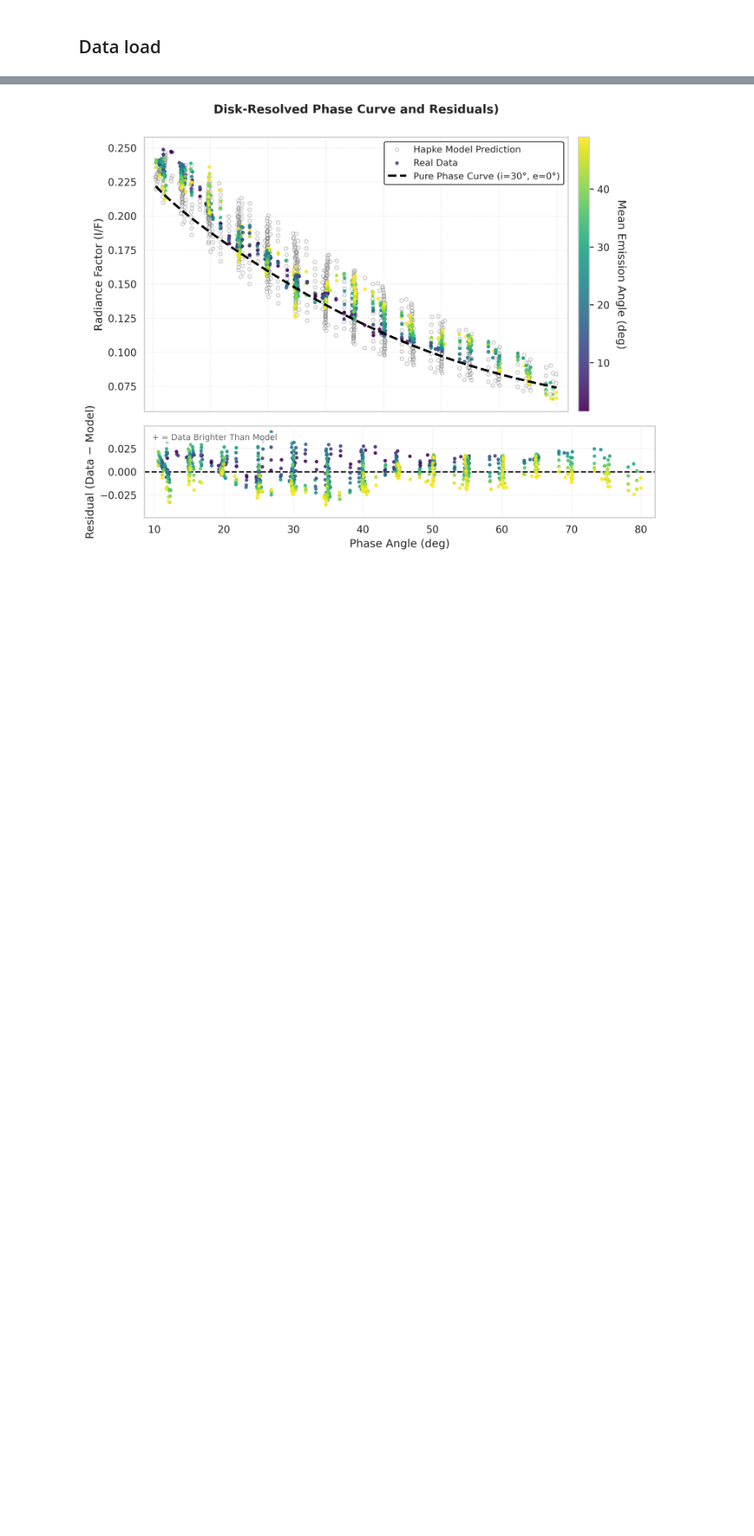
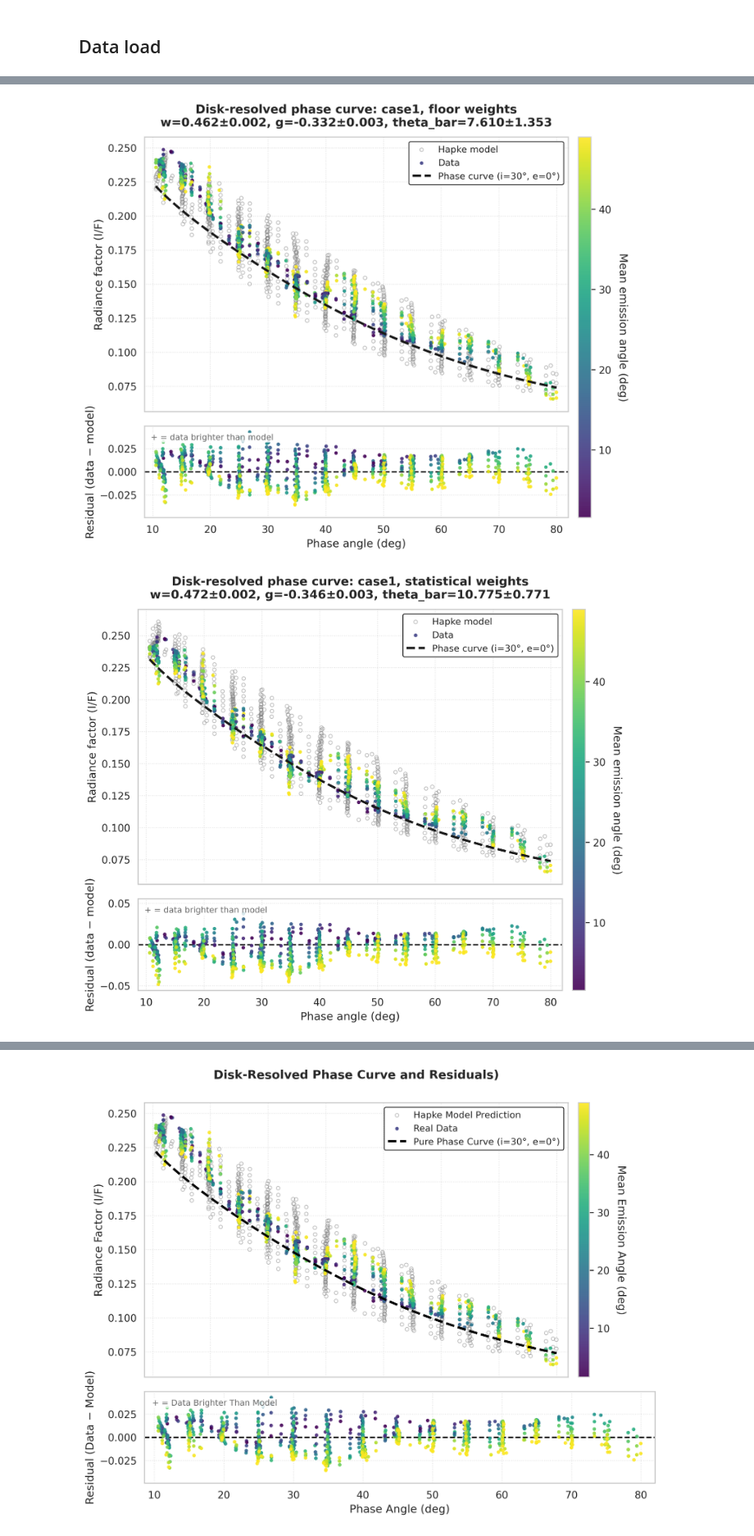
Before and after one commit to kaushikmastro/PhotometryPipeline, a Jupyter notebook: notebooks/Hapke.ipynb, the cells around one changed output, grey strips where cells are left out. Shown at 82% size. Cells and saved outputs as stored; diff of their text form; code cells hidden in the pictures; blank space fills up the shorter version.

```diff
--- a/notebooks/Hapke.ipynb
+++ b/notebooks/Hapke.ipynb
@@ -384,0 +595,6 @@ for name, w in W.items():
+# %%
+fig_case1 = plot_phase_curve("case1")                 # floor weights
+fig_case1_stat = plot_phase_curve("case1", wname="statistical")      # compare
+# %% [output]
+[figure, added]
+[figure, added]
```
Also changed, not shown: parts of 27 cells of this notebook.
